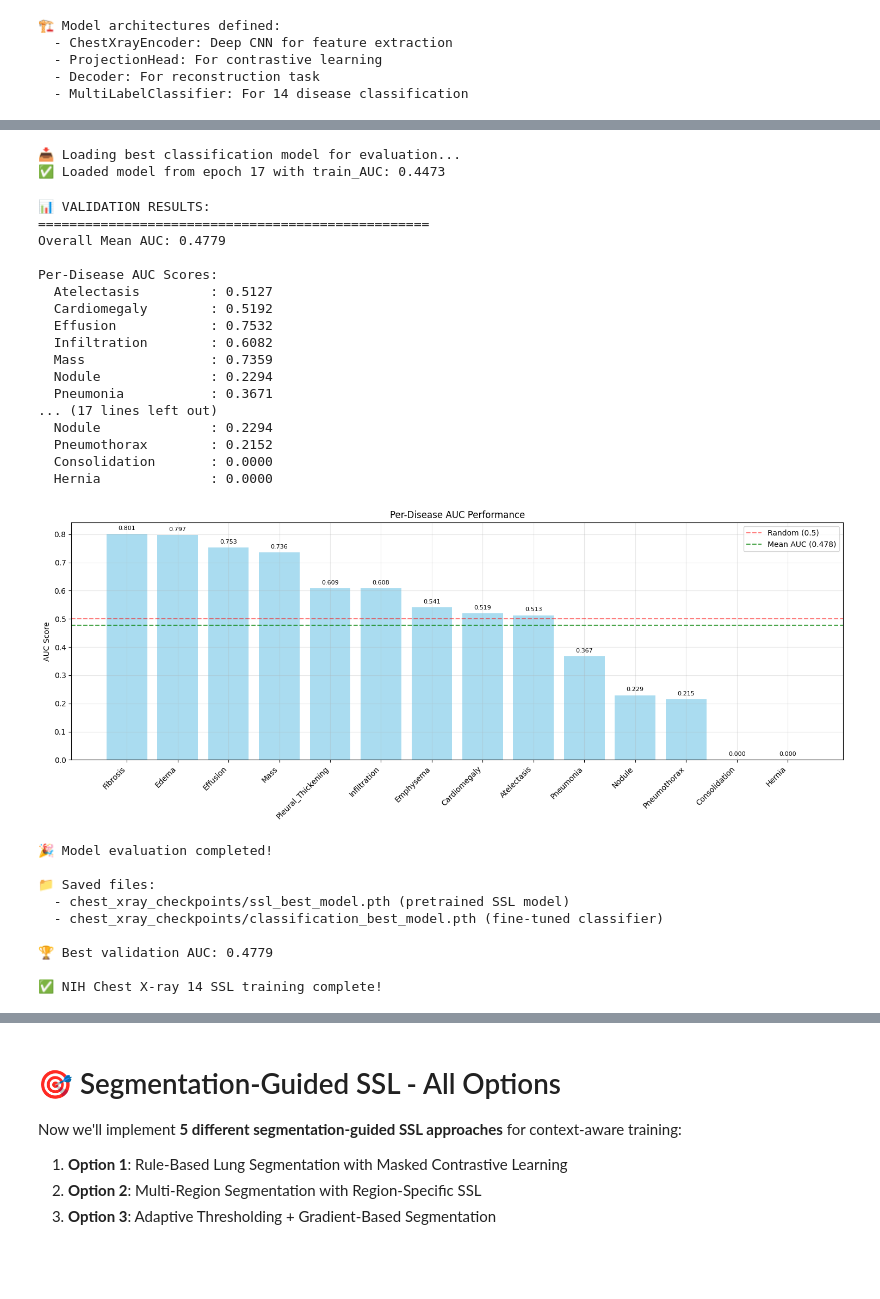
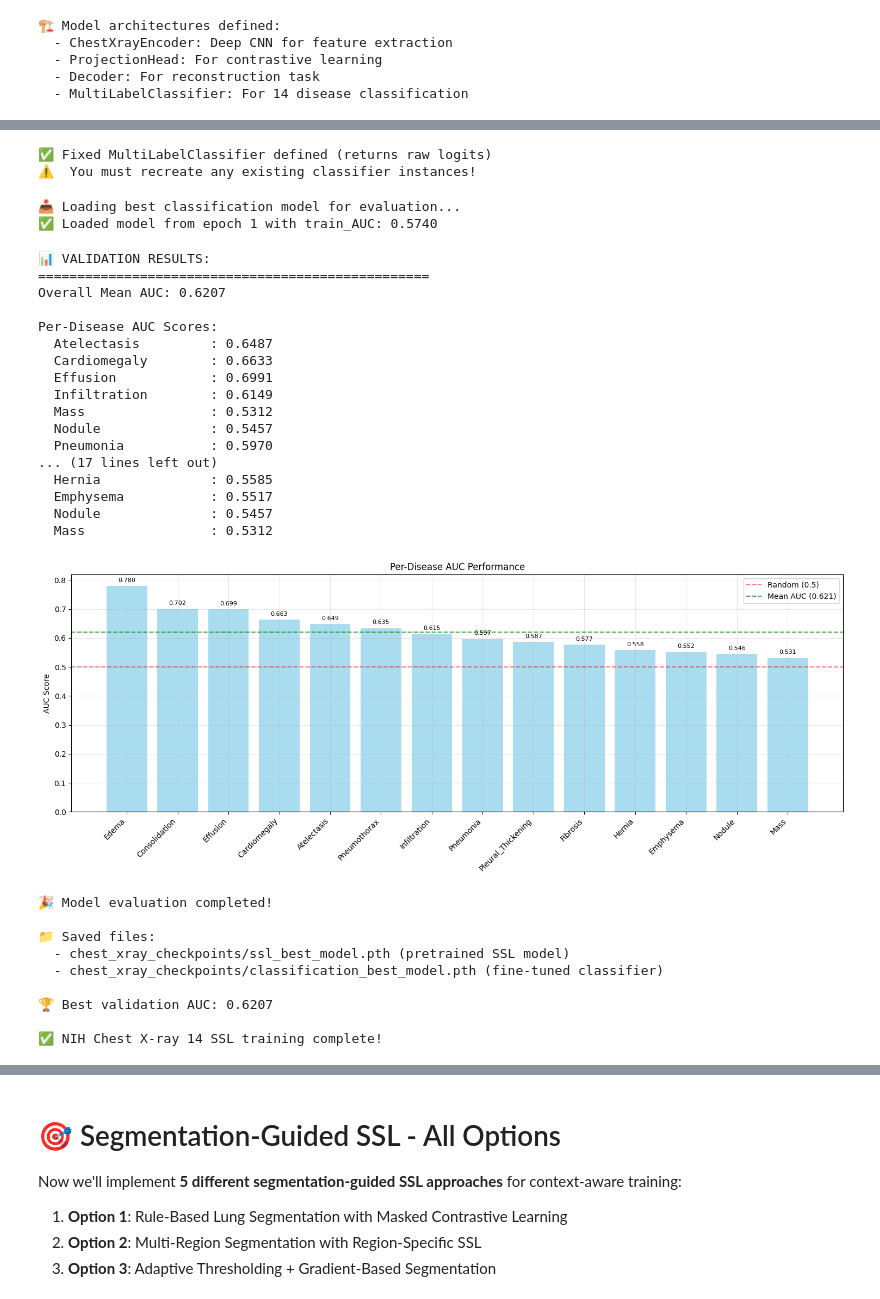
Before and after one commit to Aysha-rishana-k/MedSGSSL, a Jupyter notebook: nih_chest_xray_ssl.ipynb, the cells around one changed output, grey strips where cells are left out. Drawn from its saved outputs; the diff is of its cells as text; code cells hidden in the pictures; blank space fills up the shorter version.

```diff
--- a/nih_chest_xray_ssl.ipynb
+++ b/nih_chest_xray_ssl.ipynb
@@ -878,7 +1280,7 @@ print(f"Training samples: {len(train_df):,}")
 print(f"Validation samples: {len(val_df):,}")
 
 # For quick testing, use subset (set to False for full dataset)
-use_subset = True  # Set to False to use complete dataset
+use_subset = False  # Set to False to use complete dataset
 subset_size = 5000  # Adjust based on available memory
 
 if use_subset:
@@ -991,8 +1393,8 @@ Subset - Training: 5000, Validation: 1250
 # ============================================
 
 # Model dimensions
-feat_dim = 512
-proj_dim = 256
+feat_dim = 256
+proj_dim = 128
 
 # Initialize models
 print("🏗️ Initializing models...")
@@ -1451,3 +1788,39 @@ Epoch 11/20:
+# %%
+# 🔧 FIXED MultiLabelClassifier - NO Sigmoid in forward pass
+import torch.nn as nn
+
+class MultiLabelClassifier(nn.Module):
+    """
+    Multi-label classifier for 14 chest diseases
+
+    IMPORTANT: This version returns RAW LOGITS (no sigmoid).
+    Use with BCEWithLogitsLoss which applies sigmoid internally.
+    """
+
+    def __init__(self, feat_dim=512, num_diseases=14):
+        super().__init__()
+        self.classifier = nn.Sequential(
+            nn.Linear(feat_dim, 512),
+            nn.ReLU(),
+            nn.Dropout(0.3),
+
+            nn.Linear(512, 256),
+            nn.ReLU(),
+            nn.Dropout(0.3),
+
+            nn.Linear(256, num_diseases)
+            # NO SIGMOID! BCEWithLogitsLoss expects raw logits
+        )
+
+    def forward(self, x):
+        """Returns raw logits (no sigmoid applied)"""
+        return self.classifier(x)
+
+print("✅ Fixed MultiLabelClassifier defined (returns raw logits)")
+print("⚠️  You must recreate any existing classifier instances!")
+# %% [output]
+✅ Fixed MultiLabelClassifier defined (returns raw logits)
+⚠️  You must recreate any existing classifier instances!
 # %%
 # ============================================
 # 📊 Step 13: Model Evaluation and Visualization
@@ -1484,7 +1857,9 @@ def evaluate_model(encoder, classifier, loader):
             targets = targets.to(device)
 
             features = encoder(images)
-            predictions = classifier(features)
+            logits = classifier(features)
+            # FIXED: Apply sigmoid to convert logits to probabilities for AUC calculation
+            predictions = torch.sigmoid(logits)
 
             all_predictions.append(predictions.cpu())
             all_targets.append(targets.cpu())
@@ -1543,53 +1918,54 @@ bars = plt.bar(range(len(diseases)), aucs, color='skyblue', alpha=0.7)
 plt.xticks(range(len(diseases)), diseases, rotation=45, ha='right')
 plt.ylabel('AUC Score')
 plt.title('Per-Disease AUC Performance')
 plt.axhline(y=0.5, color='red', linestyle='--', alpha=0.5, label='Random (0.5)')
 plt.axhline(y=val_results['mean_auc'], color='green', linestyle='--', alpha=0.7, label=f'Mean AUC ({val_results["mean_auc"]:.3f})')
 
 # Add value labels on bars
 for i, bar in enumerate(bars):
     height = bar.get_height()
     plt.text(bar.get_x() + bar.get_width()/2., height + 0.01,
              f'{height:.3f}', ha='center', va='bottom', fontsize=8)
 
 plt.legend()
 plt.grid(True, alpha=0.3)
 plt.tight_layout()
 plt.show()
 
 print("\n🎉 Model evaluation completed!")
 print("\n📁 Saved files:")
 print("  - chest_xray_checkpoints/ssl_best_model.pth (pretrained SSL model)")
 print("  - chest_xray_checkpoints/classification_best_model.pth (fine-tuned classifier)")
+
 print(f"\n🏆 Best validation AUC: {val_results['mean_auc']:.4f}")
 print("\n✅ NIH Chest X-ray 14 SSL training complete!")
 # %% [output]
 📥 Loading best classification model for evaluation...
-✅ Loaded model from epoch 17 with train_AUC: 0.4473
+✅ Loaded model from epoch 1 with train_AUC: 0.5740
 📊 VALIDATION RESULTS:
 ==================================================
-Overall Mean AUC: 0.4779
+Overall Mean AUC: 0.6207
 
 Per-Disease AUC Scores:
-  Atelectasis         : 0.5127
-  Cardiomegaly        : 0.5192
-  Effusion            : 0.7532
-  Infiltration        : 0.6082
-  Mass                : 0.7359
-  Nodule              : 0.2294
-  Pneumonia           : 0.3671
+  Atelectasis         : 0.6487
+  Cardiomegaly        : 0.6633
+  Effusion            : 0.6991
+  Infiltration        : 0.6149
+  Mass                : 0.5312
+  Nodule              : 0.5457
+  Pneumonia           : 0.5970
 ... (17 lines left out)
-  Nodule              : 0.2294
-  Pneumothorax        : 0.2152
-  Consolidation       : 0.0000
-  Hernia              : 0.0000
+  Hernia              : 0.5585
+  Emphysema           : 0.5517
+  Nodule              : 0.5457
+  Mass                : 0.5312
-[figure, old version]
+[figure, new version]
 🎉 Model evaluation completed!
 
 📁 Saved files:
   - chest_xray_checkpoints/ssl_best_model.pth (pretrained SSL model)
   - chest_xray_checkpoints/classification_best_model.pth (fine-tuned classifier)
 
-🏆 Best validation AUC: 0.4779
+🏆 Best validation AUC: 0.6207
 
 ✅ NIH Chest X-ray 14 SSL training complete!
```
Also changed, not shown: parts of 57 cells of this notebook, 9 other files.
